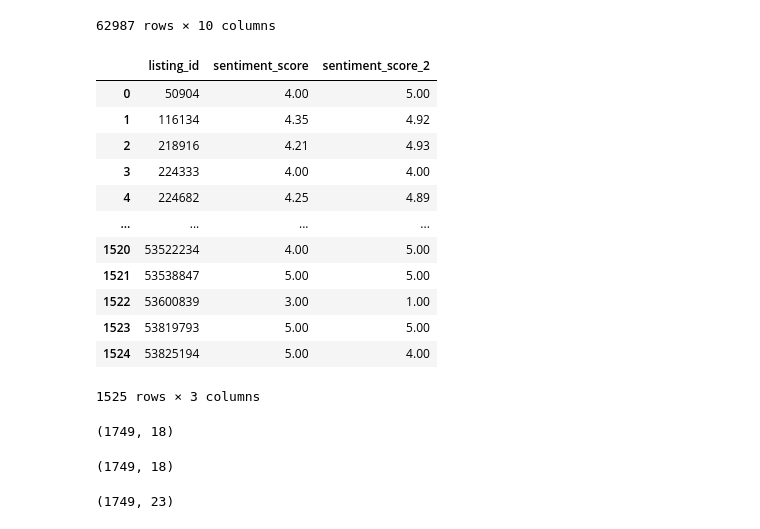
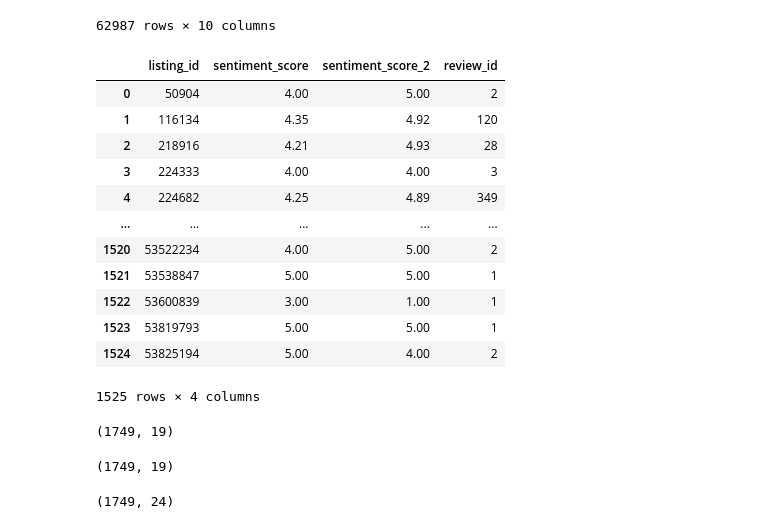
Before and after one commit to Raghav14Sharma/AirBnB_capstone_project, a Jupyter notebook: Project.ipynb, the cells around one changed output. Drawn from its saved outputs; the diff is of its cells as text; code cells hidden in the pictures.

```diff
--- a/Project.ipynb
+++ b/Project.ipynb
@@ -244,37 +254,37 @@ reviews
 | 62986 | 62986 | 62987 | 53825194 | 2021-12-23 00:00:00.000000 | 196552814 | Inne | Toplocatie. Flor is heel vriendel... | Top location.Flor is very friendl... | ... |
 62987 rows × 10 columns
 # %%
-setiment_score_grouped = reviews.groupby('listing_id')['sentiment_score','sentiment_score_2'].mean().round(2).reset_index()
+setiment_score_grouped = reviews.groupby('listing_id').agg({'sentiment_score':'mean','sentiment_score_2':'mean','review_id':'nunique'}).round(2).reset_index()
 setiment_score_grouped
 # %% [output]
-|  | listing_id | sentiment_score | sentiment_score_2 |
-| 0 | 50904 | 4.00 | 5.00 |
-| 1 | 116134 | 4.35 | 4.92 |
-| 2 | 218916 | 4.21 | 4.93 |
-| 3 | 224333 | 4.00 | 4.00 |
-| 4 | 224682 | 4.25 | 4.89 |
-| ... | ... | ... | ... |
-| 1520 | 53522234 | 4.00 | 5.00 |
-| 1521 | 53538847 | 5.00 | 5.00 |
-| 1522 | 53600839 | 3.00 | 1.00 |
-| 1523 | 53819793 | 5.00 | 5.00 |
-| 1524 | 53825194 | 5.00 | 4.00 |
+|  | listing_id | sentiment_score | sentiment_score_2 | review_id |
+| 0 | 50904 | 4.00 | 5.00 | 2 |
+| 1 | 116134 | 4.35 | 4.92 | 120 |
+| 2 | 218916 | 4.21 | 4.93 | 28 |
+| 3 | 224333 | 4.00 | 4.00 | 3 |
+| 4 | 224682 | 4.25 | 4.89 | 349 |
+| ... | ... | ... | ... | ... |
+| 1520 | 53522234 | 4.00 | 5.00 | 2 |
+| 1521 | 53538847 | 5.00 | 5.00 | 1 |
+| 1522 | 53600839 | 3.00 | 1.00 | 1 |
+| 1523 | 53819793 | 5.00 | 5.00 | 1 |
+| 1524 | 53825194 | 5.00 | 4.00 | 2 |
-1525 rows × 3 columns
+1525 rows × 4 columns
 # %%
 listings = pd.merge(listings,setiment_score_grouped,on='listing_id',how='left')
 listings.shape
 # %% [output]
-(1749, 18)
+(1749, 19)
 # %%
 listings[['sentiment_score','sentiment_score_2']]=listings[['sentiment_score','sentiment_score_2']].fillna(0)
 listings.shape
 # %% [output]
-(1749, 18)
+(1749, 19)
 # %%
 listings =pd.merge(listings,host,on='host_id',how='left')
 listings.shape
 # %% [output]
-(1749, 23)
+(1749, 24)
 # %%
 listings =pd.merge(listings,grouped_calender,on='listing_id',how='left')
 print(listings.shape)
```
Also changed, not shown: parts of 12 cells of this notebook.
